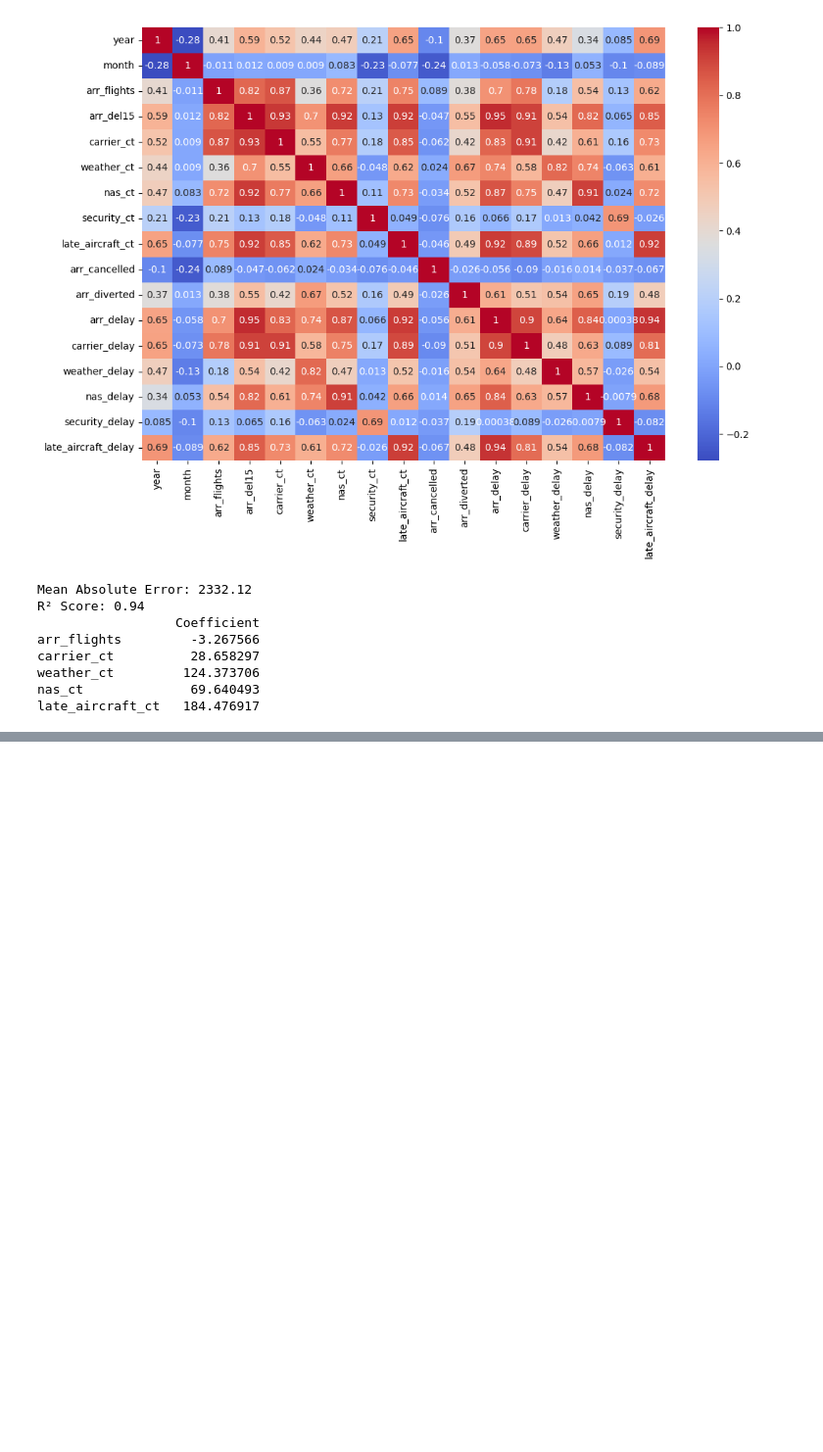
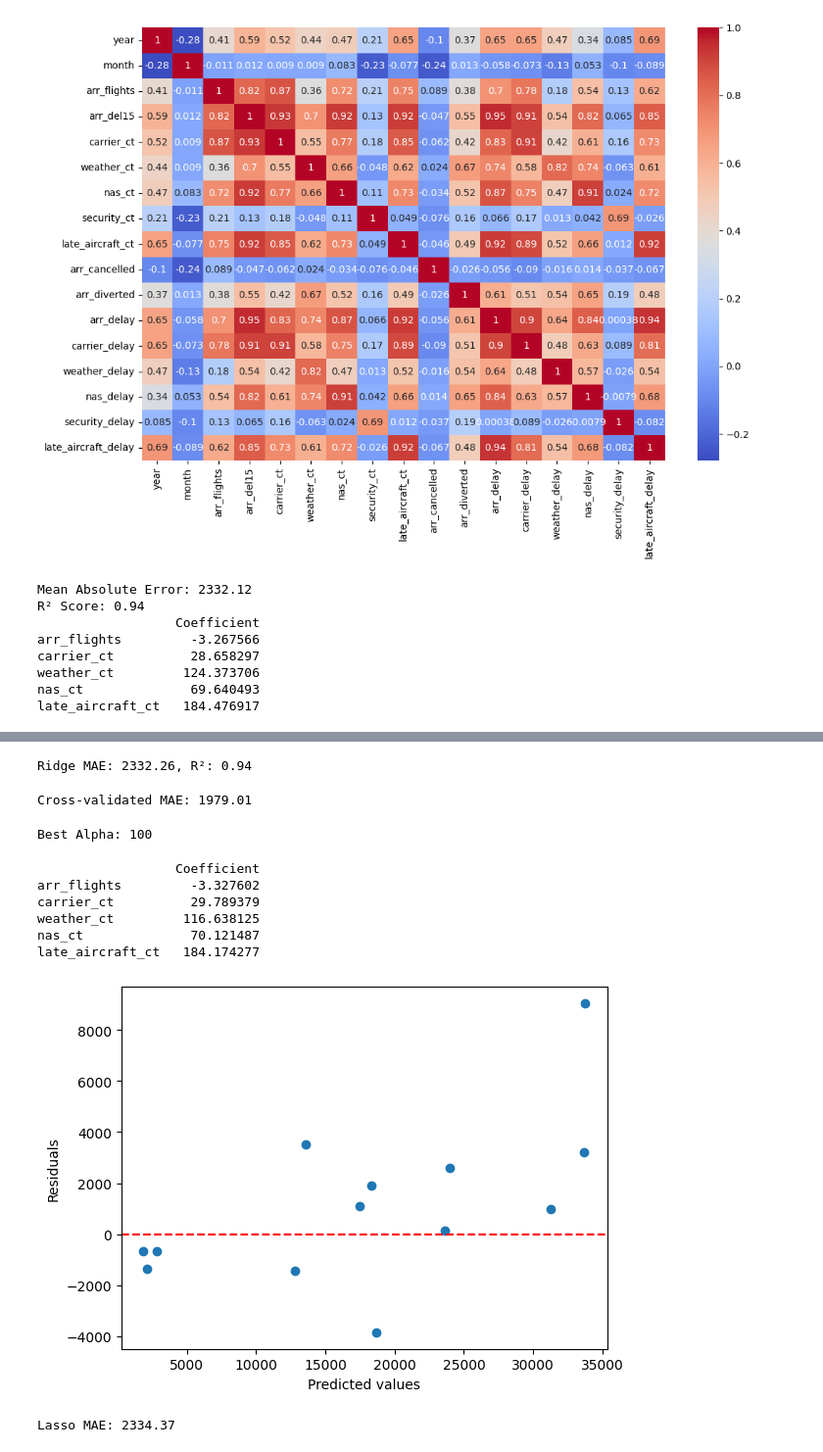
Before and after one commit to Adaleet/Data-analytics-projects, a Jupyter notebook: Portfolio 1/notebooks/data_cleaning.ipynb, the cells around one changed output, grey strips where cells are left out. Shown: that part at 98% size. Saved outputs shown, nothing was run; the diff lists cells and outputs as text; code cells hidden in the pictures; blank space fills up the shorter version.

```diff
--- a/Portfolio 1/notebooks/data_cleaning.ipynb
+++ b/Portfolio 1/notebooks/data_cleaning.ipynb
@@ -109,0 +140,64 @@ late_aircraft_ct   184.476917
+# %%
+from sklearn.linear_model import Ridge
+from sklearn.model_selection import cross_val_score
+
+#A high VIF (typically above 5 or 10) indicates that a predictor variable is highly correlated with other predictor variables.
+# Since there's still multicollinearity, we'll try with Ridge regression:
+ridge_model = Ridge(alpha=1.0)  # alpha is the regularization strength
+ridge_model.fit(X_train, y_train)
+
+y_pred_ridge = ridge_model.predict(X_test)
+mae_ridge = mean_absolute_error(y_test, y_pred_ridge)
+r2_ridge = r2_score(y_test, y_pred_ridge)
+print(f"Ridge MAE: {mae_ridge:.2f}, R²: {r2_ridge:.2f}")
+# %% [output]
+Ridge MAE: 2332.26, R²: 0.94
+# %%
+ridge_model_cv = Ridge(alpha=1.0)
+cv_scores = cross_val_score(ridge_model_cv, X_train, y_train, cv=5, scoring='neg_mean_absolute_error')
+print(f"Cross-validated MAE: {-cv_scores.mean():.2f}")
+# %% [output]
+Cross-validated MAE: 1979.01
+# %%
+from sklearn.model_selection import GridSearchCV
+
+alpha_values = {'alpha': [0.01, 0.1, 1, 10, 100]}
+
+ridge_model = Ridge()
+grid_search = GridSearchCV(ridge_model, param_grid=alpha_values, scoring='neg_mean_absolute_error', cv=5)
+grid_search.fit(X_train, y_train)
+
+best_alpha = grid_search.best_params_['alpha']
+print(f"Best Alpha: {best_alpha}")
+# %% [output]
+Best Alpha: 100
+# %%
+ridge_coefficients = pd.DataFrame(grid_search.best_estimator_.coef_, features, columns=['Coefficient'])
+print(ridge_coefficients)
+# %% [output]
+                  Coefficient
+arr_flights         -3.327602
+carrier_ct          29.789379
+weather_ct         116.638125
+nas_ct              70.121487
+late_aircraft_ct   184.174277
+# %%
+residuals = y_test - grid_search.predict(X_test)
+plt.scatter(grid_search.predict(X_test), residuals)
+plt.axhline(y=0, color='r', linestyle='--')
+plt.xlabel('Predicted values')
+plt.ylabel('Residuals')
+plt.show()
+# %% [output]
+[figure, added]
+# %%
+from sklearn.linear_model import Lasso
+
+lasso_model = Lasso(alpha=best_alpha)
+lasso_model.fit(X_train, y_train)
+lasso_predictions = lasso_model.predict(X_test)
+
+mae_lasso = mean_absolute_error(y_test, lasso_predictions)
+print(f"Lasso MAE: {mae_lasso:.2f}")
+# %% [output]
+Lasso MAE: 2334.37
```
Also changed, not shown: parts of 3 cells of this notebook, 2 other files.
